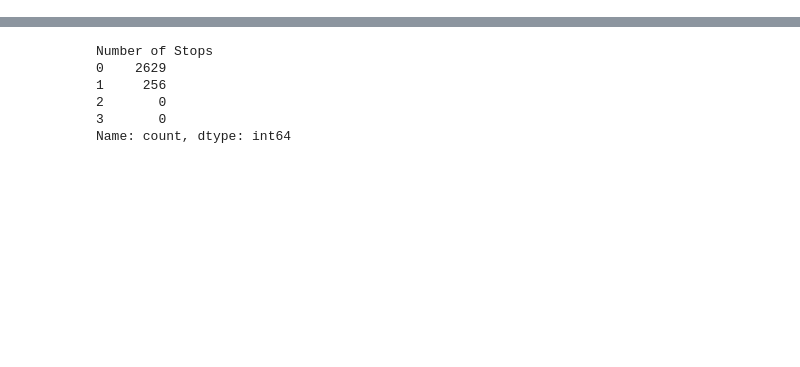
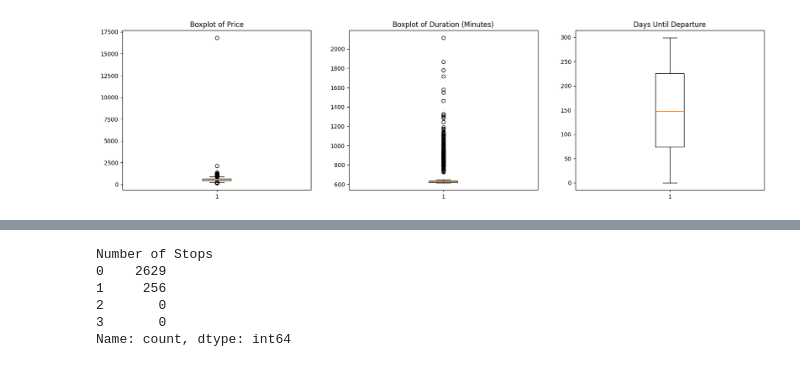
Before and after one commit to katrinekjaergaard/dsp-flight, a Jupyter notebook: flight_ticket_analysis.ipynb, the cells around one changed output, grey strips where cells are left out. Cells and saved outputs as stored; diff of their text form; code cells hidden in the pictures; blank space fills up the shorter version.

```diff
--- a/EDA_flight.ipynb
+++ b/flight_ticket_analysis.ipynb
@@ -43,21 +109,0 @@ memory usage: 230.6+ KB
-# %%
-# Convert columns to datetime
-df['Departure Time'] = pd.to_datetime(df['Departure Time']).dt.strftime('%Y-%m-%d %H:%M:%S')
-df['Arrival Time'] = pd.to_datetime(df['Arrival Time']).dt.strftime('%Y-%m-%d %H:%M:%S')
-df['Departure Time'] = pd.to_datetime(df['Departure Time']).dt.floor('S')
-df['Arrival Time'] = pd.to_datetime(df['Arrival Time']).dt.floor('S')
-
-
-# Convert Number of Stops to categorical
-df['Source City'] = df['Source City'].astype('category')
-df['Destination City'] = df['Destination City'].astype('category')
-df['Airline'] = df['Airline'].astype('category')
-df['Flight Number'] = df['Flight Number'].astype('category')
-df['Number of Stops'] = df['Number of Stops'].astype('category')
-
-# Price conversion: remove the dollar sign and convert to float
-df['Price'] = df['Price'].str.replace('$', '').str.replace(',','').astype(float)
-df['Number of Stops'] = df['Number of Stops'].astype(int)
-
-# Check the new dtypes
-print(df.dtypes)
@@ -90,0 +151,12 @@ df_test = pd.read_csv("flight_data.csv")
+# %%
+# We create a boxplot to visualize if there any outliers in the numeric variables.
+fig, axs = plt.subplots(1, 3, figsize=(20,5))
+axs[0].boxplot(df["Price"])
+axs[0].set_title("Boxplot of Price")
+axs[1].boxplot(df["Duration (Minutes)"])
+axs[1].set_title("Boxplot of Duration (Minutes)")
+axs[2].boxplot(df["Days Until Departure"])
+axs[2].set_title("Days Until Departure")
+plt.show()
+# %% [output]
+[figure, added]
```
Also changed, not shown: parts of 34 cells of this notebook.
